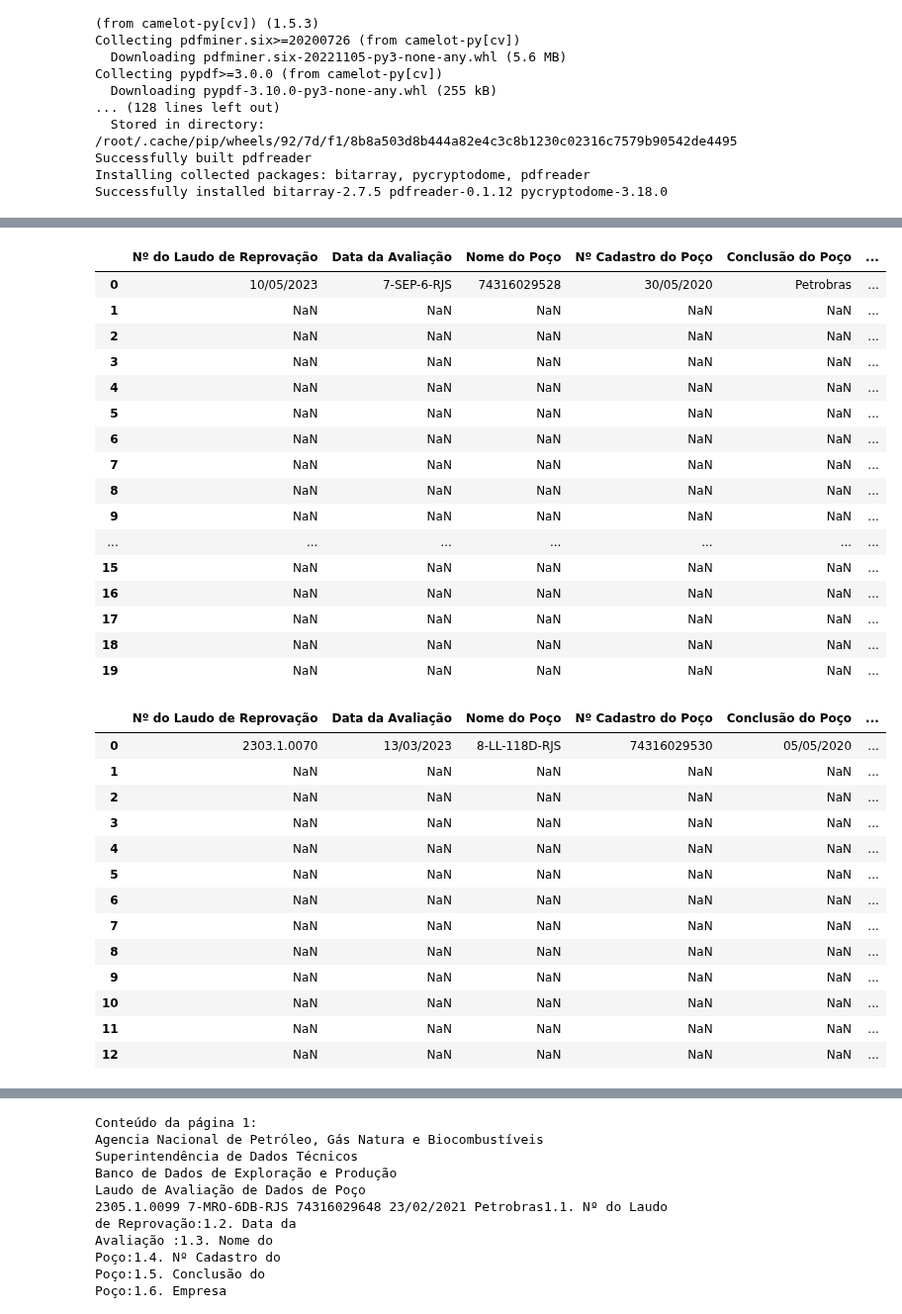
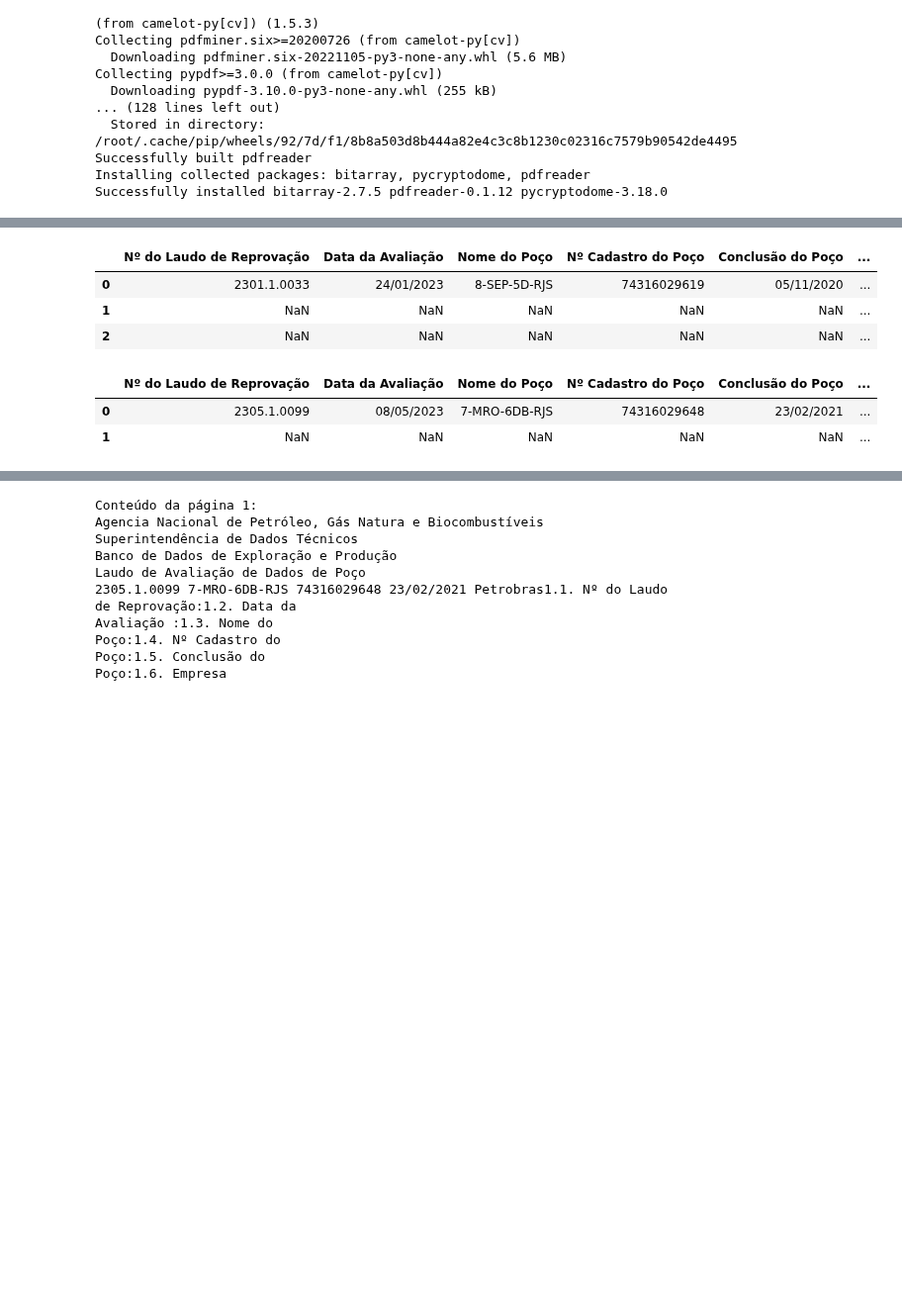
Before and after one commit to fabiobasson/my-frirst-repo, a Jupyter notebook: oficios_qualidade_21062023.ipynb, the cells around one changed output, grey strips where cells are left out. Shown at 99% size. Saved outputs shown, nothing was run; the diff lists cells and outputs as text; code cells hidden in the pictures; blank space fills up the shorter version.

```diff
--- a/oficios_qualidade_21062023.ipynb
+++ b/oficios_qualidade_21062023.ipynb
@@ -95,61 +95,41 @@ for file in files:
           lista_tabelas = lista_tabelas.drop(0, axis='index')
           lista_tabelas = lista_tabelas.drop(1, axis='index')
 
         # Renomear as colunas para o padrão do documento
           lista_tabelas.rename(columns = {1:'Norma Referencia',0:'Tipo Dados',2:'Situacao BDIEP'}, inplace = True)
 
+          lista_tabelas = lista_tabelas.loc[lista_tabelas['Situacao BDIEP'] == 'NÃO CONFORME']
+          print("\n")
+
         # Extraindo texto do documento com a biblioteca Extract_text
           texto = extract_text(file, 'rb')
 
         # Criando Dataframe após extração das tabelas do arquivo .pdf
           texto = pd.read_fwf(io.StringIO(texto))
           texto = texto[16:22]
 
         # Iniciando o ETL da extração do texto
 
         # remover linhas e colunas desnecessárias a extração das informações
 
         # Renomear colunas para o padrão do documento
           texto.rename(columns = {'Agencia Nacional de Petróleo, Gás Natura e Biocombustíveis':' CABEÇALHO'}, inplace = True)
           texto = texto.T
           texto.rename(columns = {16:'Nº do Laudo de Reprovação', 17:'Data da Avaliação',18:'Nome do Poço',19:'Nº Cadastro do Poço',20:'Conclusão do Poço',21:'Empresa Operadora'}, inplace = True)
 
           concatenar = pd.concat([texto,lista_tabelas],ignore_index=True)
           concatenar.shape
           display(concatenar)
           print("\n")
 
+          # Saida do dataframe para um planilha excel
           #concatenar.to_excel('file_name.xls')
 # %% [output]
 |  | Nº do Laudo de Reprovação | Data da Avaliação | Nome do Poço | Nº Cadastro do Poço | Conclusão do Poço | ... |
-| 0 | 10/05/2023 | 7-SEP-6-RJS | 74316029528 | 30/05/2020 | Petrobras | ... |
+| 0 | 2301.1.0033 | 24/01/2023 | 8-SEP-5D-RJS | 74316029619 | 05/11/2020 | ... |
 | 1 | NaN | NaN | NaN | NaN | NaN | ... |
 | 2 | NaN | NaN | NaN | NaN | NaN | ... |
-| 3 | NaN | NaN | NaN | NaN | NaN | ... |
-| 4 | NaN | NaN | NaN | NaN | NaN | ... |
-| 5 | NaN | NaN | NaN | NaN | NaN | ... |
-| 6 | NaN | NaN | NaN | NaN | NaN | ... |
-| 7 | NaN | NaN | NaN | NaN | NaN | ... |
-| 8 | NaN | NaN | NaN | NaN | NaN | ... |
-| 9 | NaN | NaN | NaN | NaN | NaN | ... |
-| ... | ... | ... | ... | ... | ... | ... |
-| 15 | NaN | NaN | NaN | NaN | NaN | ... |
-| 16 | NaN | NaN | NaN | NaN | NaN | ... |
-| 17 | NaN | NaN | NaN | NaN | NaN | ... |
-| 18 | NaN | NaN | NaN | NaN | NaN | ... |
-| 19 | NaN | NaN | NaN | NaN | NaN | ... |
 |  | Nº do Laudo de Reprovação | Data da Avaliação | Nome do Poço | Nº Cadastro do Poço | Conclusão do Poço | ... |
-| 0 | 2303.1.0070 | 13/03/2023 | 8-LL-118D-RJS | 74316029530 | 05/05/2020 | ... |
+| 0 | 2305.1.0099 | 08/05/2023 | 7-MRO-6DB-RJS | 74316029648 | 23/02/2021 | ... |
 | 1 | NaN | NaN | NaN | NaN | NaN | ... |
-| 2 | NaN | NaN | NaN | NaN | NaN | ... |
-| 3 | NaN | NaN | NaN | NaN | NaN | ... |
-| 4 | NaN | NaN | NaN | NaN | NaN | ... |
-| 5 | NaN | NaN | NaN | NaN | NaN | ... |
-| 6 | NaN | NaN | NaN | NaN | NaN | ... |
-| 7 | NaN | NaN | NaN | NaN | NaN | ... |
-| 8 | NaN | NaN | NaN | NaN | NaN | ... |
-| 9 | NaN | NaN | NaN | NaN | NaN | ... |
-| 10 | NaN | NaN | NaN | NaN | NaN | ... |
-| 11 | NaN | NaN | NaN | NaN | NaN | ... |
-| 12 | NaN | NaN | NaN | NaN | NaN | ... |
 |  | Nº do Laudo de Reprovação | Data da Avaliação | Nome do Poço | Nº Cadastro do Poço | Conclusão do Poço | ... |
```
Also changed, not shown: parts of 4 cells of this notebook.
